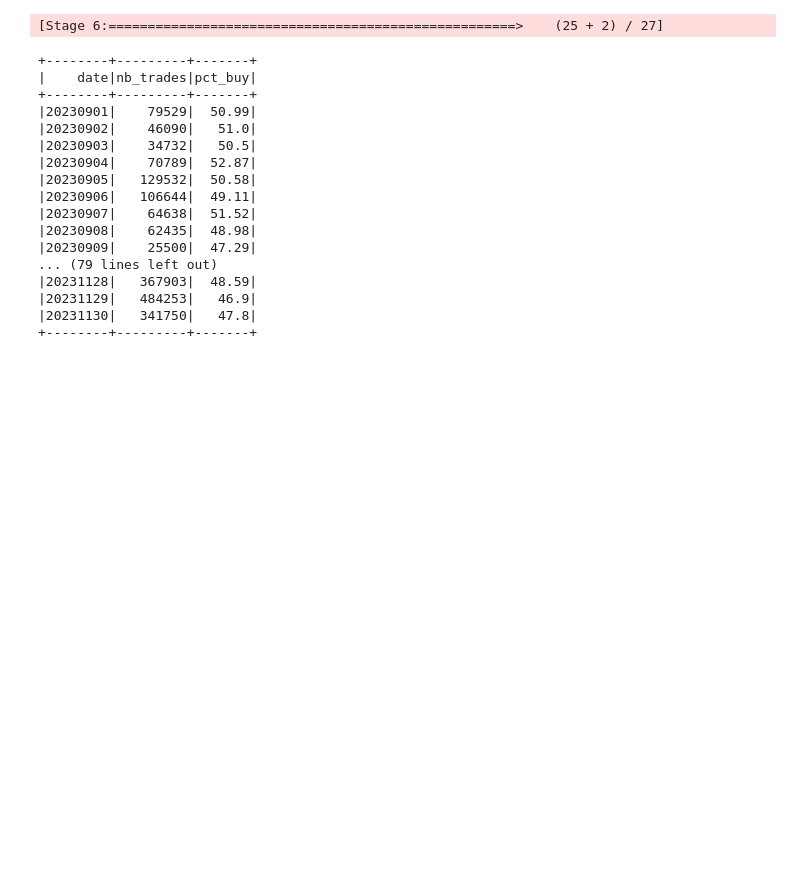
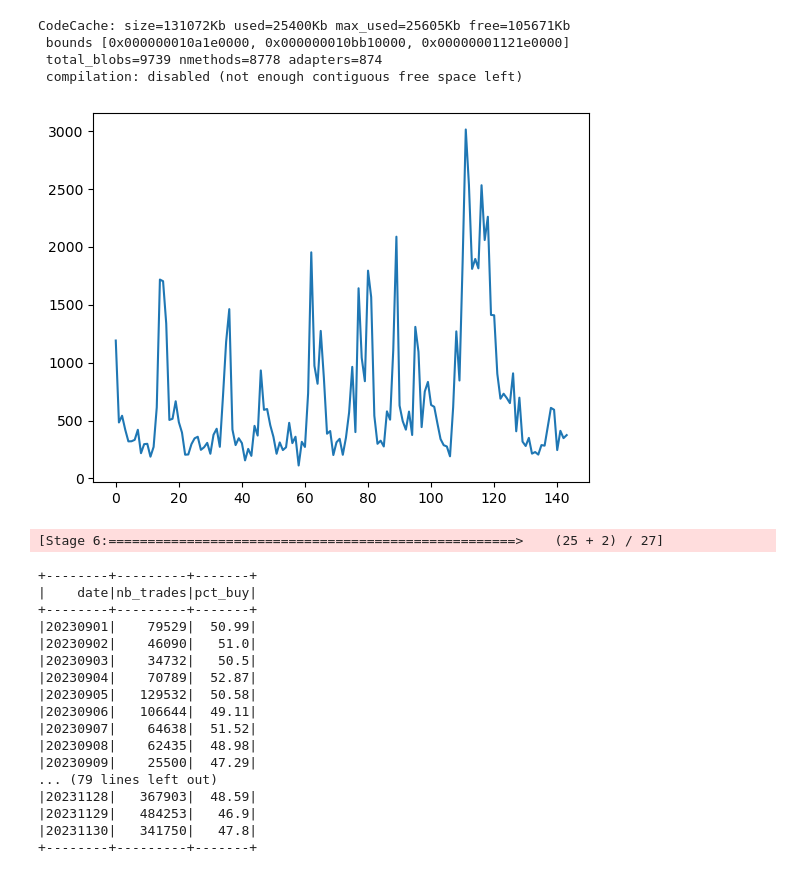
Before and after one commit to MartinGangand/tradeflow, a Jupyter notebook: trade_flow_modelling/src/data_analysis.ipynb, the cells around one changed output. Drawn from its saved outputs; the diff is of its cells as text; code cells hidden in the pictures; blank space fills up the shorter version.

```diff
--- a/trade_flow_modelling/src/data_analysis.ipynb
+++ b/trade_flow_modelling/src/data_analysis.ipynb
@@ -39,9 +35,7 @@ importlib.reload(data_downloader)
 # %%
-importlib.reload(data_loader)
-# data = data_loader.load_data("SOLUSDT", "monthly", "2023-09", "2023-11")
-# data = data_loader.load_data("APTUSDT", "daily", "2023-11-02", "2023-11-06")
+# importlib.reload(data_loader)
+data = data_loader.load_data("APTUSDT", "monthly", "2023-11", "2023-11")
+# data = data_loader.load_data("BTCUSDT", "monthly", "2023-10", "2023-10")
 
-# date = "20231014"
-# signs_1 = utils.get_column_from_pyspark_df(data.filter(F.col("date") == date), column_name="epsilon", sort_column=["time", "id"])
-# print(len(signs_1))
-data.show(10)
+# print(data.count())
+# data.show(10)
@@ -68,0 +42,19 @@ only showing top 10 rows
+# %%
+from trade_flow_modelling.src.modelisation.utils import pyspark_utils
+
+def day_number_as_string(day_number):
+    if (day_number >= 1 and day_number <= 9):
+        return f"0{day_number}"
+    else:
+        return f"{day_number}"
+
+for i in range(1, 10):
+    window = F.window("date_time", "10 minutes").alias("time_window")
+    nb_trades_per_bin = data.filter(F.col("date") == f"202311{day_number_as_string(i)}").groupBy(window).agg(F.count("id").alias("nb_trades")).sort("time_window")
+    # nb_trades_per_bin.show(100, truncate=False)
+
+    trades = pyspark_utils.get_column_from_pyspark_df(nb_trades_per_bin, column_name="nb_trades", sort_column="time_window")
+    # print(len(trades), trades[:10])
+    plt.plot(trades, label=f"{day_number_as_string(i)}")
+plt.show()
+# %% [output]
@@ -69,3 +63,8 @@ only showing top 10 rows
+CodeCache: size=131072Kb used=25400Kb max_used=25605Kb free=105671Kb
+ bounds [0x000000010a1e0000, 0x000000010bb10000, 0x00000001121e0000]
+ total_blobs=9739 nmethods=8778 adapters=874
+ compilation: disabled (not enough contiguous free space left)
+[figure, added]
 # %%
 def percentage_buy_per_day(data):
     cnt_cond = lambda cond: F.sum(F.when(cond, 1).otherwise(0))
```
Also changed, not shown: parts of 22 cells of this notebook, 25 other files.
